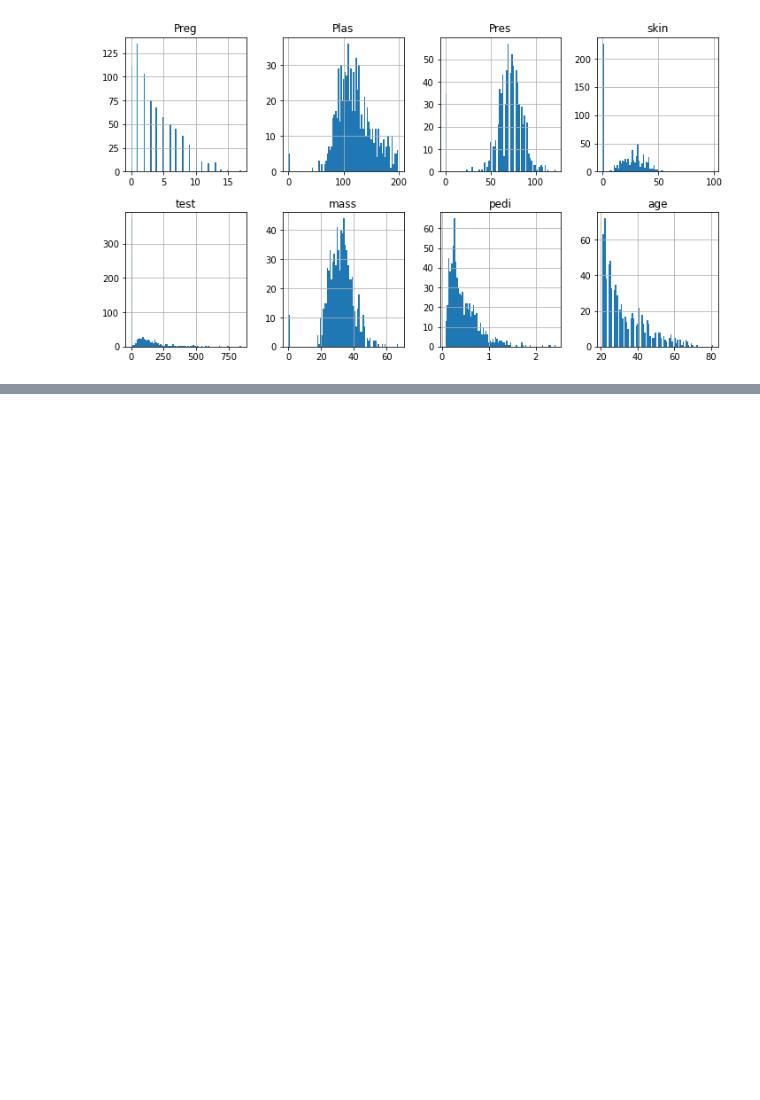
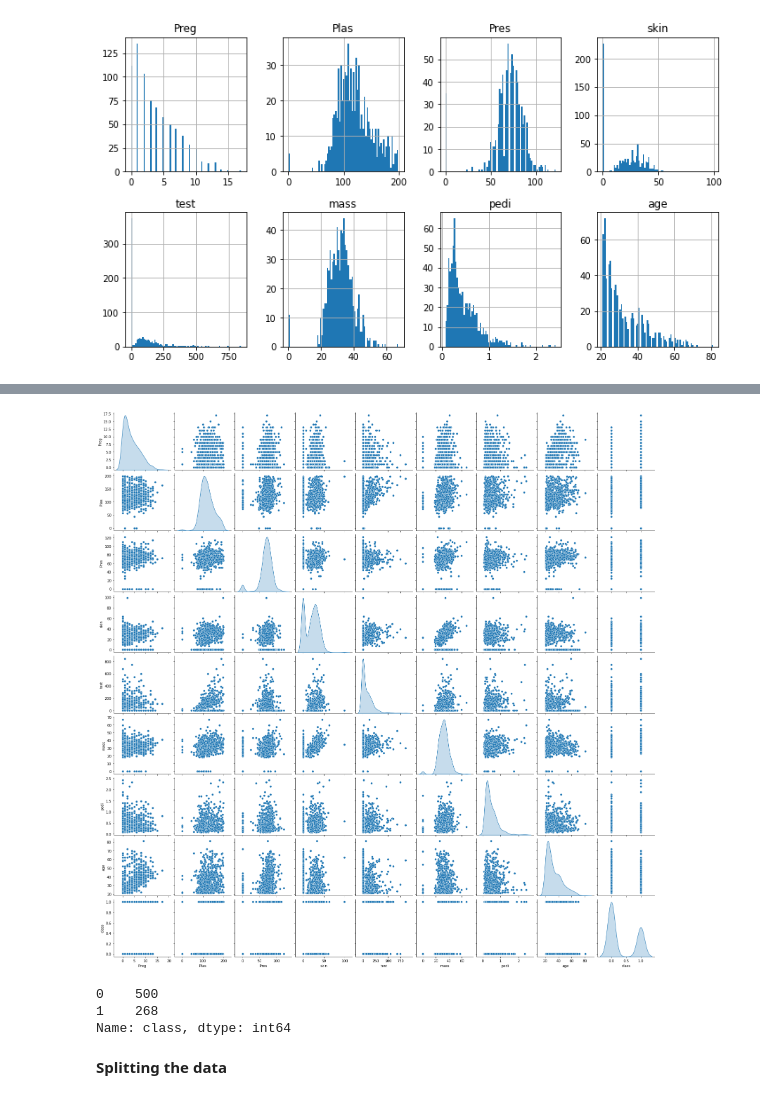
Before and after one commit to RochaErik/X-Logistic-Regression-Indian-Diabetes-Data, a Jupyter notebook: Logistic_Regression_Analysis.ipynb, the cells around one changed output, grey strips where cells are left out. Cells and saved outputs as stored; diff of their text form; code cells hidden in the pictures; blank space fills up the shorter version.

```diff
--- a/Logistic_Regression_Analysis.ipynb
+++ b/Logistic_Regression_Analysis.ipynb
@@ -97,0 +107,3 @@ df.corr()
+# %%
+sns.pairplot(df, diag_kind='kde');
+# %% [output]
@@ -97,0 +111,11 @@ df.corr()
+[figure, added]
+# %%
+# Checking for data imbalance
+
+df['class'].value_counts()
+# %% [output]
+0    500
+1    268
+Name: class, dtype: int64
+# %% [markdown]
+**Splitting the data**
```
Also changed, not shown: parts of 13 cells of this notebook.
